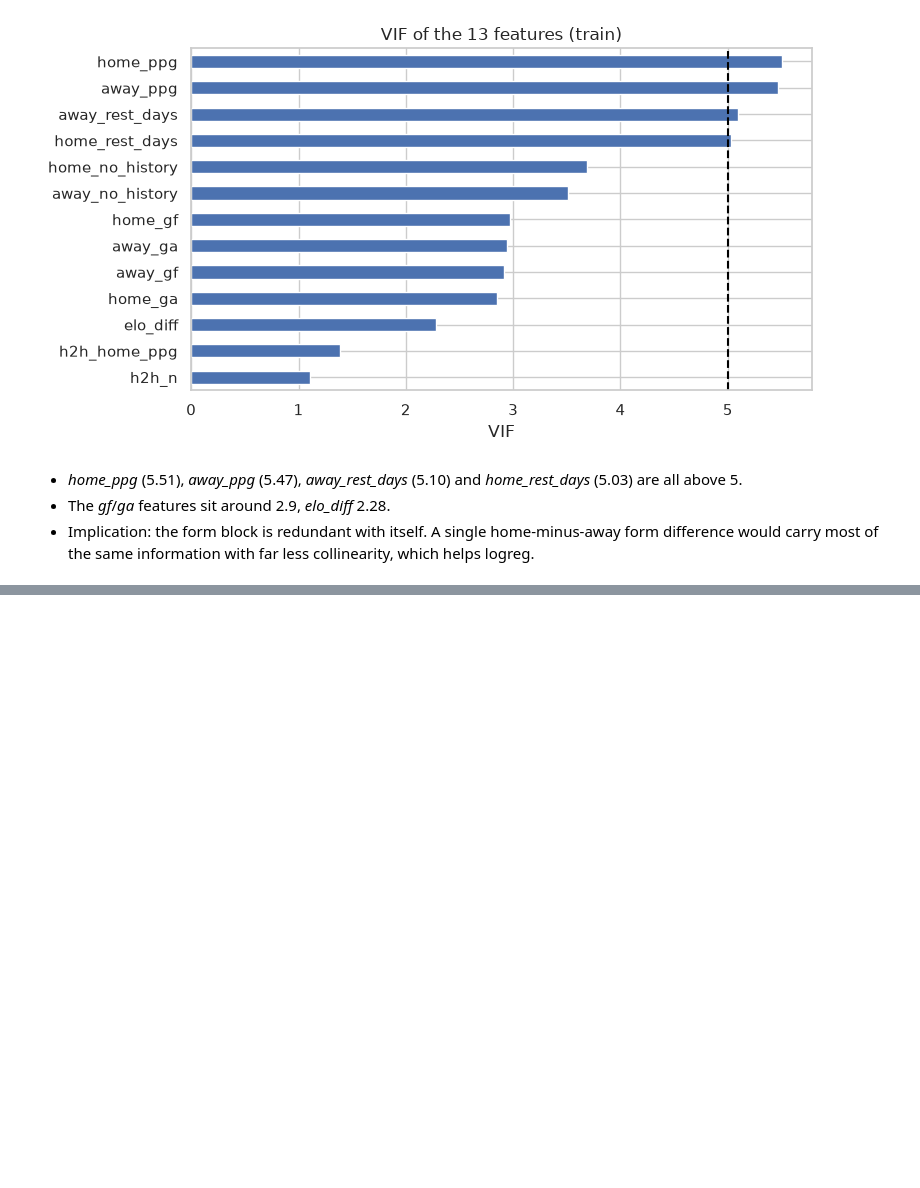
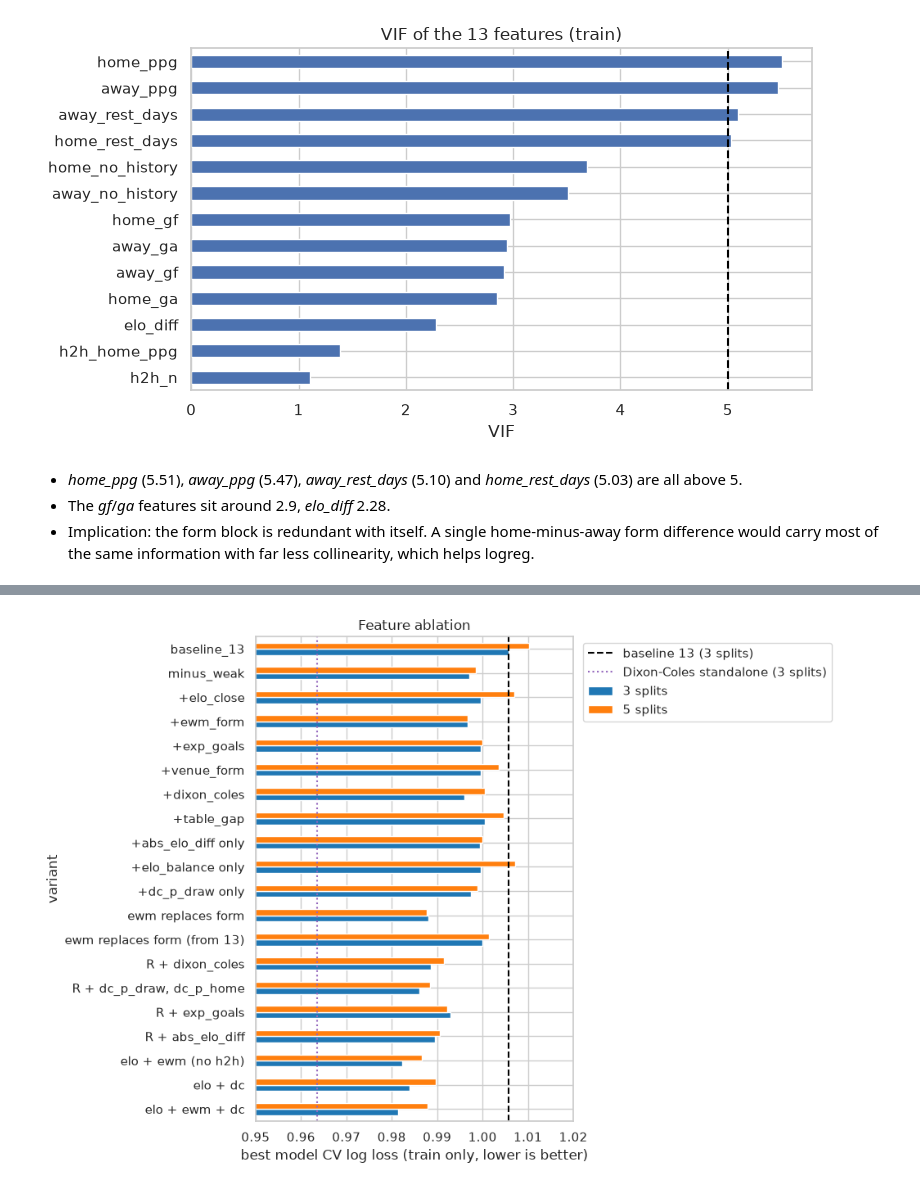
Before and after one commit to Darragh7/CS6422-Complex-Systems-Design-Group-3, a Jupyter notebook: ai/training/eda.ipynb, the cells around one changed output, grey strips where cells are left out. Saved outputs shown, nothing was run; the diff lists cells and outputs as text; code cells hidden in the pictures; blank space fills up the shorter version.

Commit message:
Add extended match features (EWM form, Dixon-Coles, Elo closeness, expected goals, venue form, table gap), train-only CV ablation, and switch pipeline to selected 4-feature set

```diff
--- a/ai/training/eda.ipynb
+++ b/ai/training/eda.ipynb
@@ -490,0 +507,29 @@ None of this proves a lower log loss yet. Next step (once agreed) is the same Ti
+# %%
+from ai.training import train as T
+ext = F.build_extended_features(df[pp.API_COLUMNS + ["result"]])
+abl = df[["date", "result"]].join(ext)
+abl_train, abl_test = pp.time_split(abl, CONFIG["test_frac"])
+ya = abl_train["result"]
+lean = F.feature_set(drop=F.WEAK_COLUMNS)
+R = F.feature_set("ewm_form", base=lean, replace_form=True)  # h2h_home_ppg, elo_diff, ewm_gd_diff
+variants = {"baseline_13": F.BASELINE, "minus_weak": lean}
+variants.update({f"+{g}": F.feature_set(g, base=lean) for g in F.FEATURE_GROUPS})
+variants.update({
+    "+abs_elo_diff only": lean + ["abs_elo_diff"], "+elo_balance only": lean + ["elo_balance"],
+    "+dc_p_draw only": lean + ["dc_p_draw"],
+    "ewm replaces form": R, "ewm replaces form (from 13)": F.feature_set("ewm_form", replace_form=True),
+    # round 2: combine the winners
+    "R + dixon_coles": R + F.FEATURE_GROUPS["dixon_coles"],
+    "R + dc_p_draw, dc_p_home": R + ["dc_p_draw", "dc_p_home"],
+    "R + exp_goals": R + F.FEATURE_GROUPS["exp_goals"],
+    "R + abs_elo_diff": R + ["abs_elo_diff"],
+    "elo + ewm (no h2h)": ["elo_diff", "ewm_gd_diff"],
+    "elo + dc": ["elo_diff", "dc_p_home", "dc_p_draw"],
+    "elo + ewm + dc": ["elo_diff", "ewm_gd_diff", "dc_p_home", "dc_p_draw"],
+})
+cv3 = T.cv_ablation(abl_train, ya, variants, n_splits=3)
+cv5 = T.cv_ablation(abl_train, ya, variants, n_splits=5)
+models = ["dummy_prior", "logreg", "random_forest", "hist_gb", "moe_context"]
+table = cv3.set_index("variant")[["n_features", "best_model", "best_cv_log_loss"] + models].join(
+    cv5.set_index("variant")[["best_model", "best_cv_log_loss"]], rsuffix="_5split")
+table.round(4)
@@ -490,0 +555,15 @@ None of this proves a lower log loss yet. Next step (once agreed) is the same Ti
+# %%
+from sklearn.model_selection import TimeSeriesSplit
+DC_COLS = ["dc_p_away", "dc_p_draw", "dc_p_home"]  # A/D/H order = T.LABELS
+dc_cv = {n: np.mean([T.log_loss(ya.iloc[v], abl_train[DC_COLS].iloc[v], labels=T.LABELS)
+                     for _, v in TimeSeriesSplit(n).split(abl_train)]) for n in (3, 5)}
+print("Dixon-Coles standalone CV log loss: 3 splits %.4f, 5 splits %.4f" % (dc_cv[3], dc_cv[5]))
+fig, ax = plt.subplots(figsize=(10, 7))
+plot = table[["best_cv_log_loss", "best_cv_log_loss_5split"]].rename(columns={"best_cv_log_loss": "3 splits", "best_cv_log_loss_5split": "5 splits"})
+plot.iloc[::-1].plot.barh(ax=ax, color=["tab:blue", "tab:orange"])
+ax.axvline(table.loc["baseline_13", "best_cv_log_loss"], color="black", ls="--", label="baseline 13 (3 splits)")
+ax.axvline(dc_cv[3], color="tab:purple", ls=":", label="Dixon-Coles standalone (3 splits)")
+ax.set(xlim=(0.95, 1.02), xlabel="best model CV log loss (train only, lower is better)", title="Feature ablation")
+ax.legend(loc="upper left", bbox_to_anchor=(1.01, 1))
+save(fig, "12_ablation")
+# %% [output]
@@ -490,0 +571 @@ None of this proves a lower log loss yet. Next step (once agreed) is the same Ti
+[figure, added]
```
Also changed, not shown: parts of 14 cells of this notebook, 6 other files.
